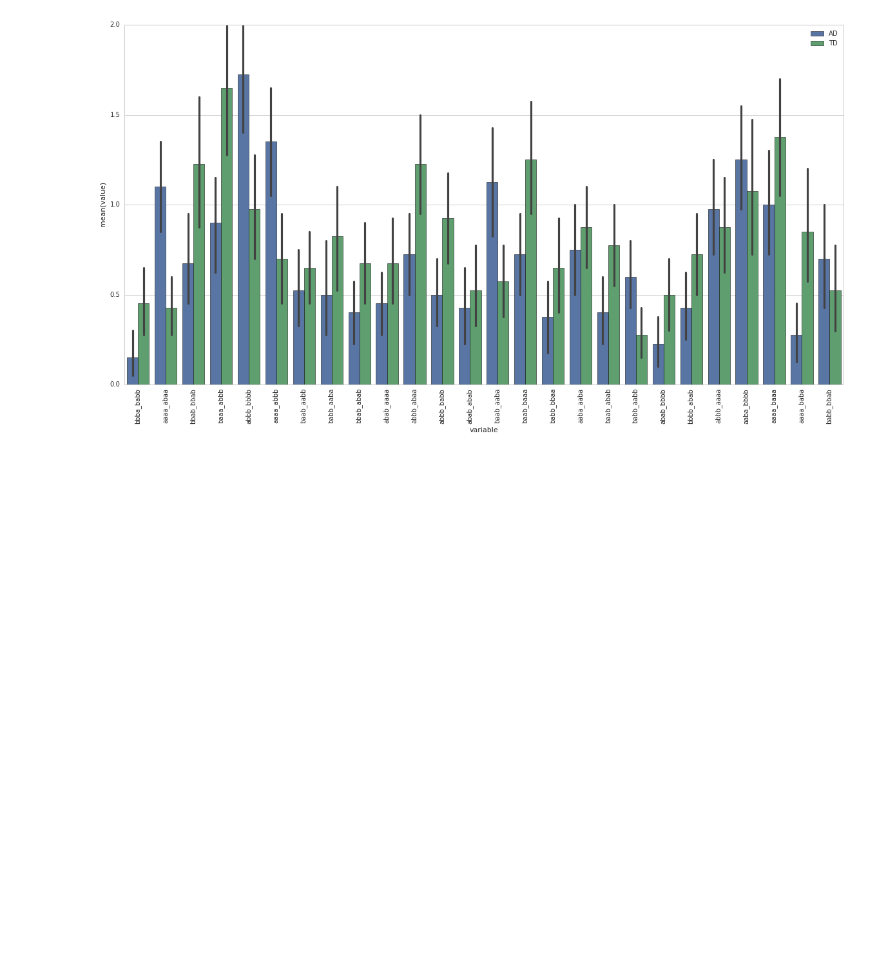
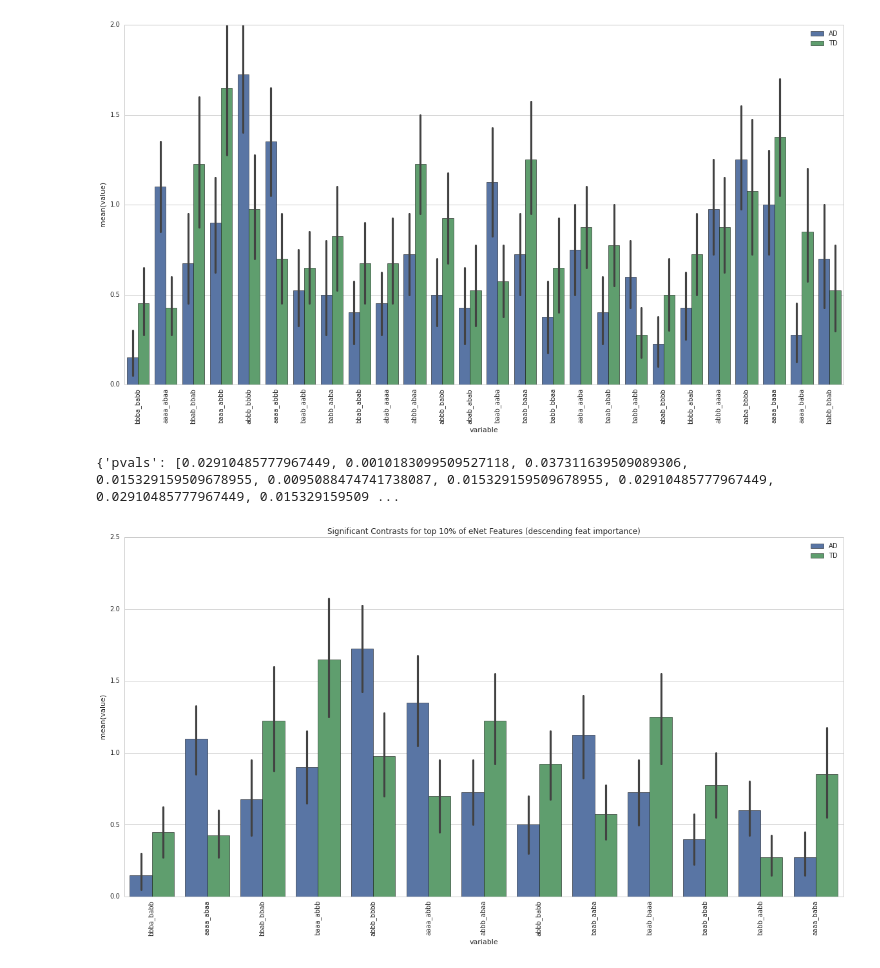
Before and after one commit to boomsbloom/media-nlp, a Jupyter notebook: enet_feat_analysis.ipynb, the cells around one changed output. Saved outputs shown, nothing was run; the diff lists cells and outputs as text; code cells hidden in the pictures; blank space fills up the shorter version.

Commit message:
stats and vis

```diff
--- a/enet_feat_analysis.ipynb
+++ b/enet_feat_analysis.ipynb
@@ -45,3 +46,34 @@ plt.ylim(0,2);
 # %% [output]
 (0, 2)
 [figure]
+# %%
+gram_contrasts = {'grams':[],'pvals':[]}
+for gram in top_features:
+    gram1 = melted_df[(melted_df['variable']== gram)
+                    & (melted_df['group'] == 'AD')]
+
+    gram2 = melted_df[(melted_df['variable']== gram)
+                    & (melted_df['group'] == 'TD')]
+
+    gram_contrasts['grams'].append(gram)
+    gram_contrasts['pvals'].append(stats.ttest_ind(gram1['value'], gram2['value'])[1])
+
+corrected_contrasts = multicomp.multipletests(gram_contrasts['pvals'], alpha=0.05,method='fdr_bh')
+sig_inds = [i for i, x in enumerate(corrected_contrasts[0]) if x]
+sig_grams = [top_features[i] for i in sig_inds]
+sig_pvals = [corrected_contrasts[1][i] for i in sig_inds]
+gram_differences = {'grams':sig_grams,'pvals':sig_pvals}
+print gram_differences
+# %% [output]
+{'pvals': [0.02910485777967449, 0.0010183099509527118, 0.037311639509089306, 0.015329159509678955, 0.0095088474741738087, 0.015329159509678955, 0.02910485777967449, 0.02910485777967449, 0.015329159509 ...
+# %%
+sig_df = melted_df[melted_df['variable'].isin(gram_differences['grams'])]
+
+sns.set_style("whitegrid")
+sns.plt.figure(figsize=(20,10))
+sns.barplot(data=sig_df,y='value',x='variable',hue='group',linewidth=0.5)
+plt.legend();
+sns.plt.title("Significant Contrasts for top 10% of eNet Features (descending feat importance)")
+plt.xticks(rotation=90);
+# %% [output]
+[figure, added]
```
Also changed, not shown: parts of 5 cells of this notebook.
